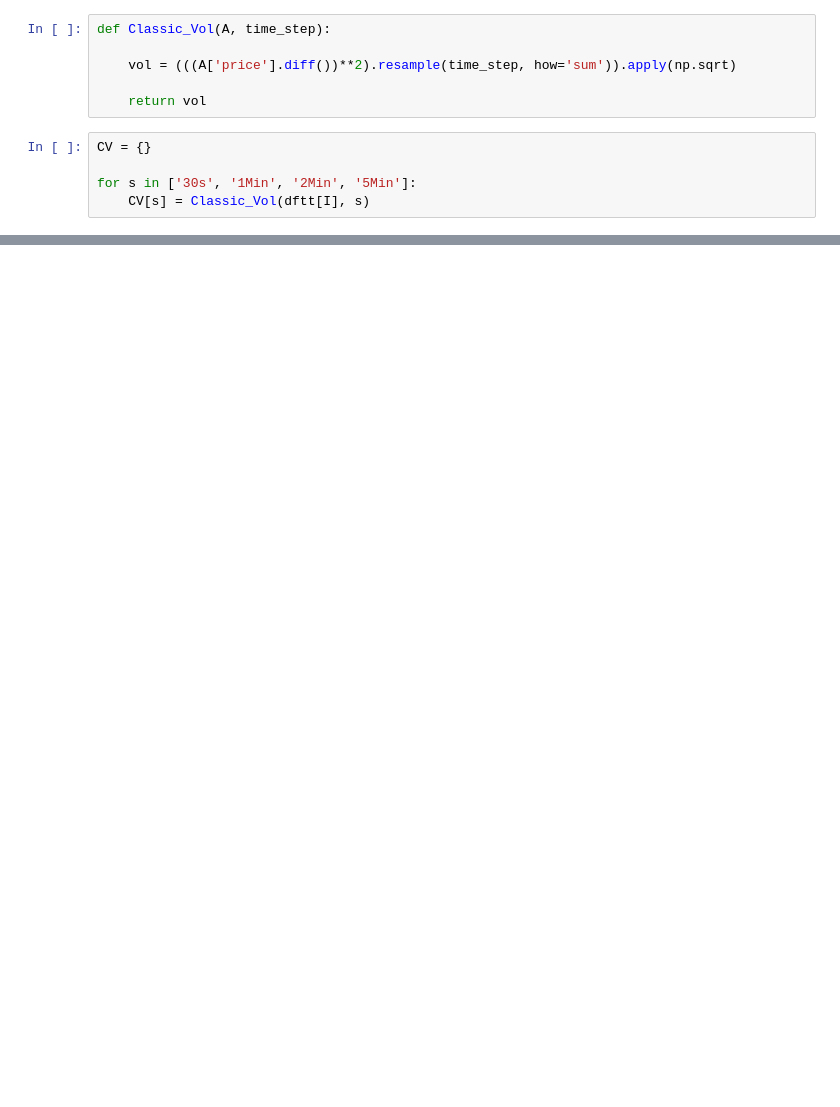
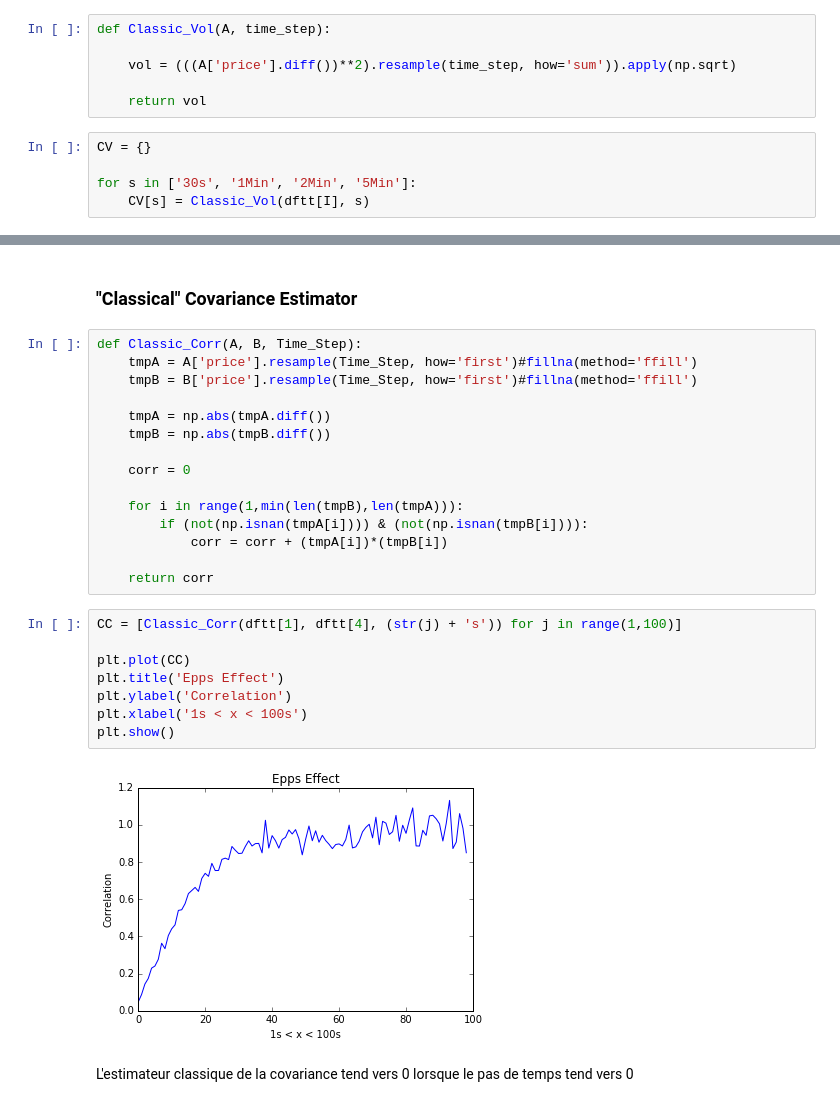
Before and after one commit to m-legrand/TD_Laruelle, a Jupyter notebook: Seance3/TP3.ipynb, the cells around one changed output, grey strips where cells are left out. Cells and saved outputs as stored; diff of their text form; blank space fills up the shorter version.

Commit message:
Epps effect

```diff
--- a/Seance3/TP3.ipynb
+++ b/Seance3/TP3.ipynb
@@ -143,0 +146,29 @@ for s in ['30s', '1Min', '2Min', '5Min']:
+# %% [markdown]
+### "Classical" Covariance Estimator
+# %%
+def Classic_Corr(A, B, Time_Step):
+    tmpA = A['price'].resample(Time_Step, how='first')#fillna(method='ffill')
+    tmpB = B['price'].resample(Time_Step, how='first')#fillna(method='ffill')
+
+    tmpA = np.abs(tmpA.diff())
+    tmpB = np.abs(tmpB.diff())
+
+    corr = 0
+
+    for i in range(1,min(len(tmpB),len(tmpA))):
+        if (not(np.isnan(tmpA[i]))) & (not(np.isnan(tmpB[i]))):
+            corr = corr + (tmpA[i])*(tmpB[i])
+
+    return corr
+# %%
+CC = [Classic_Corr(dftt[1], dftt[4], (str(j) + 's')) for j in range(1,100)]
+
+plt.plot(CC)
+plt.title('Epps Effect')
+plt.ylabel('Correlation')
+plt.xlabel('1s < x < 100s')
+plt.show()
+# %% [output]
+[figure, added]
+# %% [markdown]
+L'estimateur classique de la covariance tend vers 0 lorsque le pas de temps tend vers 0
```
Also changed, not shown: parts of 22 cells of this notebook.
